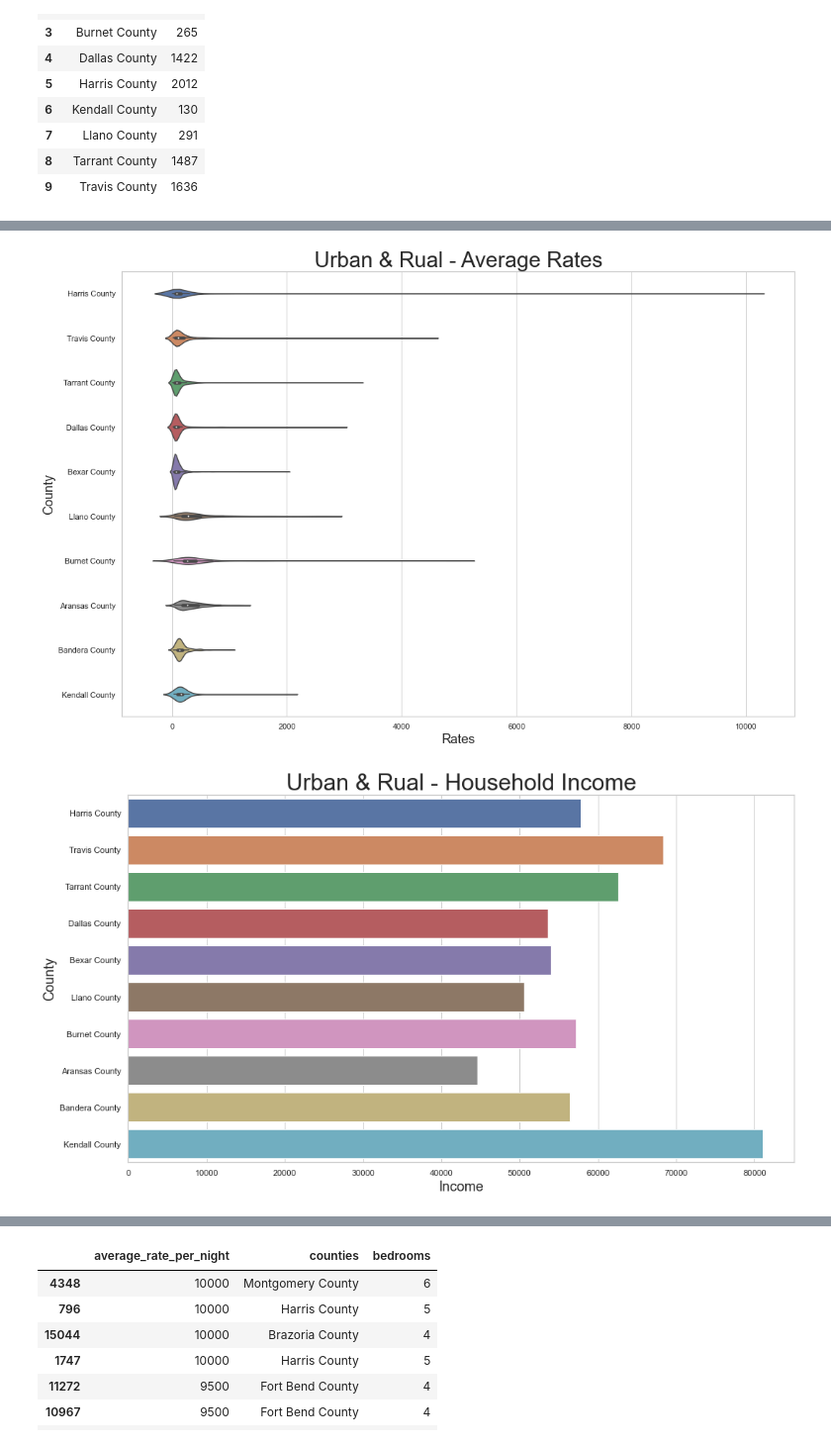
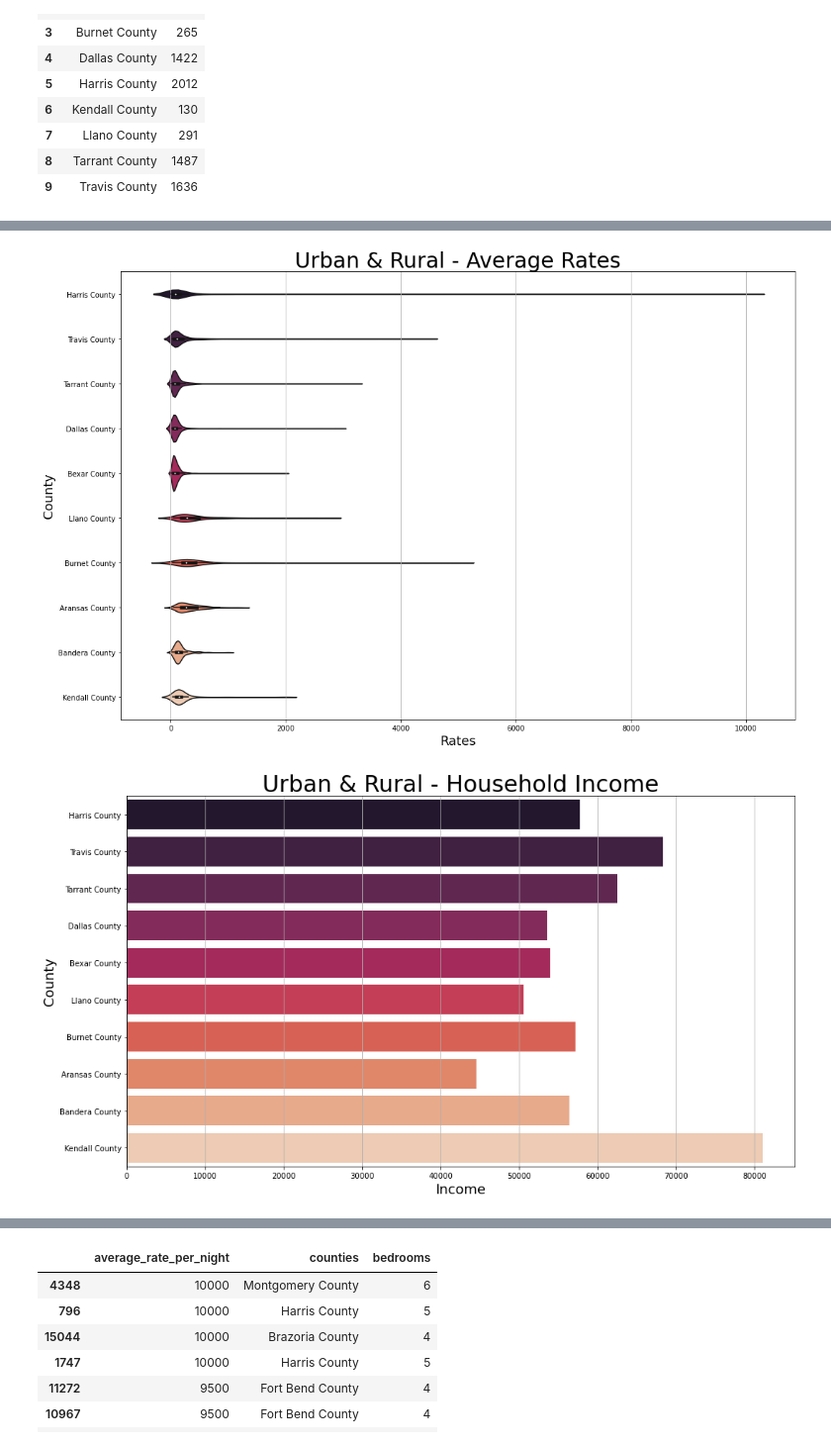
Before and after one commit to stevengreen320/Airbnb-EDA, a Jupyter notebook: Project 1 Extra.ipynb, the cells around one changed output, grey strips where cells are left out. Shown at 99% size. Cells and saved outputs as stored; diff of their text form; code cells hidden in the pictures.

```diff
--- a/Project 1 Extra.ipynb
+++ b/Project 1 Extra.ipynb
@@ -577,0 +602,5 @@ urban_top
+# %%
+# Remove $ and convert into integer
+
+urban_top['average_rate_per_night'] = urban_top['average_rate_per_night'].str.replace('$', '').astype(int)
+urban_top
@@ -708,7 +763,7 @@ kendall_df = airbnb_df1.loc[airbnb_df1.counties == "Kendall County"]
 results1 = llano_df.append(burnet_df)
 results2 = results1.append(aransas_df)
 results3 = results2.append(bandera_df)
-rual_top = results3.append(kendall_df)
+rural_top = results3.append(kendall_df)
 
-rual_top
+rural_top
 # %% [output]
@@ -732,0 +783,5 @@ rual_top
+# %%
+# Remove $ and convert into integer
+
+rural_top['average_rate_per_night'] = rural_top['average_rate_per_night'].str.replace('$', '').astype(int)
+rural_top
@@ -831,5 +912,5 @@ llano_df
 # %%
-top_five = urban_top.append(rual_top)
+top_five = urban_top.append(rural_top)
 
 top_five
 # %% [output]
@@ -904,22 +983,27 @@ plt.savefig("Rentals_Urban_Rual.png")
 # %%
 plt.figure(figsize = (15,10))
-sns.violinplot(x='average_rate_per_night', y="counties", data=top_five)
-plt.title("Urban & Rual - Average Rates", size=30)
+a=sns.violinplot(x='average_rate_per_night', y="counties", data=top_five, palette='rocket')
+
+a.yaxis.grid(False) # Hide the horizontal gridlines
+a.xaxis.grid(True) # Show the vertical gridlines
+plt.title("Urban & Rural - Average Rates", size=30)
 plt.xlabel("Rates", size=18)
 plt.ylabel("County", size=18)
 plt.tight_layout()
-plt.savefig("Rate_Urban_Rual.png")
+plt.savefig("Rate_Urban_Rural.png")
 # %% [output]
-[figure, old version]
+[figure, new version]
 # %%
 plt.figure(figsize = (14,8))
-sns.barplot(x='Income', y="counties", data=top_five)
-plt.title("Urban & Rual - Household Income", size=30)
+a=sns.barplot(x='Income', y="counties", data=top_five, palette='rocket')
+a.yaxis.grid(False) # Hide the horizontal gridlines
+a.xaxis.grid(True) # Show the vertical gridlines
+plt.title("Urban & Rural - Household Income", size=30)
 plt.xlabel("Income", size=18)
 plt.ylabel("County", size=18)
 plt.tight_layout()
-plt.savefig("Income_Urban_Rual.png")
+plt.savefig("Income_Urban_Rural.png")
 # %% [output]
-[figure, old version]
+[figure, new version]
 # %%
 plt.figure(figsize = (14,8))
```
Also changed, not shown: parts of 55 cells of this notebook.
